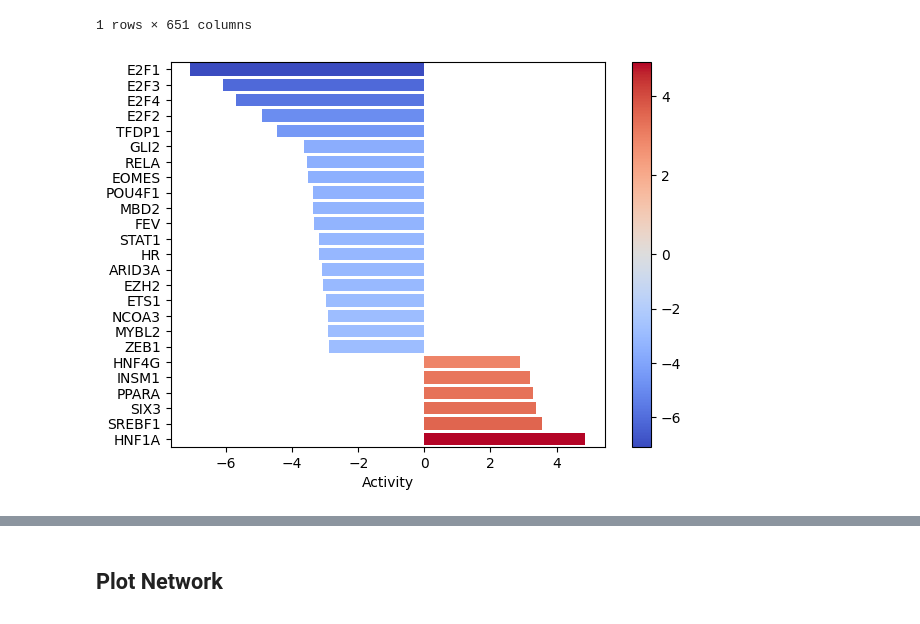
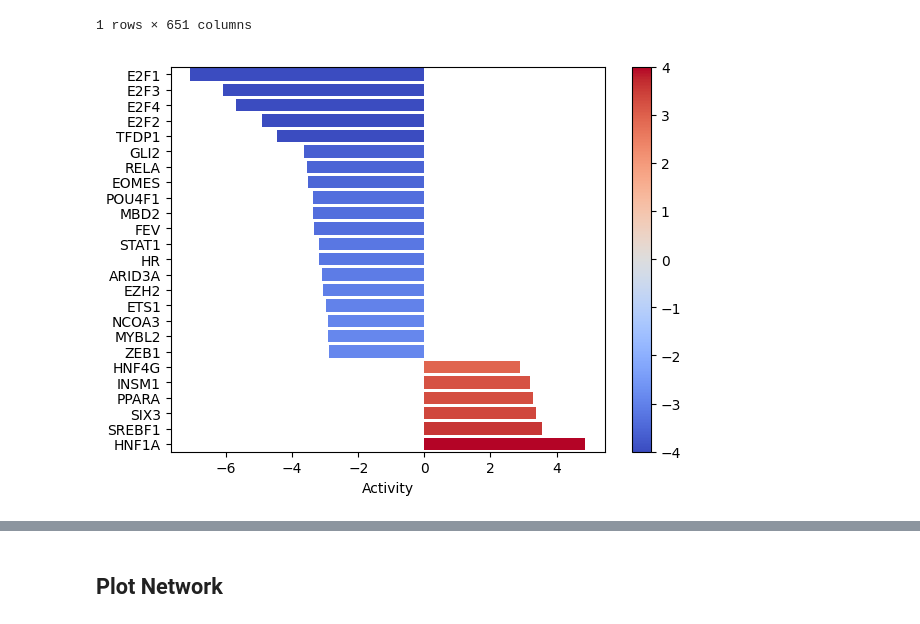
Before and after one commit to AlexanderFastner/MAFA_functional_analysis, a Jupyter notebook: notebooks/new_pathway_enrichment_WT-T0.ipynb, the cells around one changed output, grey strips where cells are left out. Saved outputs shown, nothing was run; the diff lists cells and outputs as text; code cells hidden in the pictures.

```diff
--- a/notebooks/new_pathway_enrichment_WT-T0.ipynb
+++ b/notebooks/new_pathway_enrichment_WT-T0.ipynb
@@ -318,8 +297,16 @@ Running ulm on mat with 1 samples and 15760 targets for 651 sources.
 | treatment.vs.control | -0.895203 | -0.460967 | 1.406103 | 0.542412 | -0.716238 | -0.821773 | -0.550384 | -1.658729 | -0.358155 | -3.103555 | ... | ... |
 1 rows × 651 columns
 # %%
-dc.plot_barplot(tf_acts, 'treatment.vs.control', top=25, vertical=True,save='../figures/WT/t0_tf_activities.png')
+dc.plot_barplot(
+    tf_acts,
+    'treatment.vs.control',
+    top=25,
+    vertical=True,
+    vmin=4,
+    vmax=4,
+    save='../figures/WT/t0_tf_activities.png'
+)
 # %% [output]
-[figure, old version]
+[figure, new version]
 # %%
 #activated
```
Also changed, not shown: parts of 15 cells of this notebook, 38 other files.
